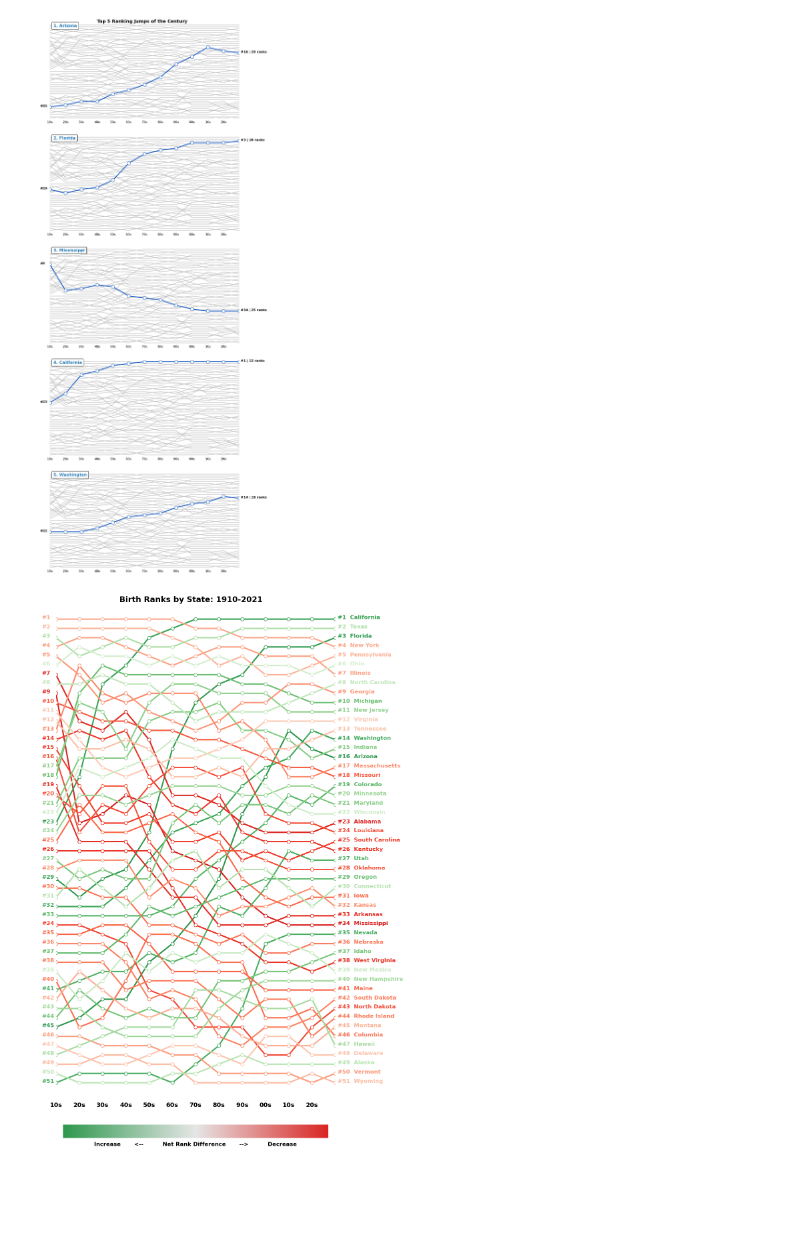
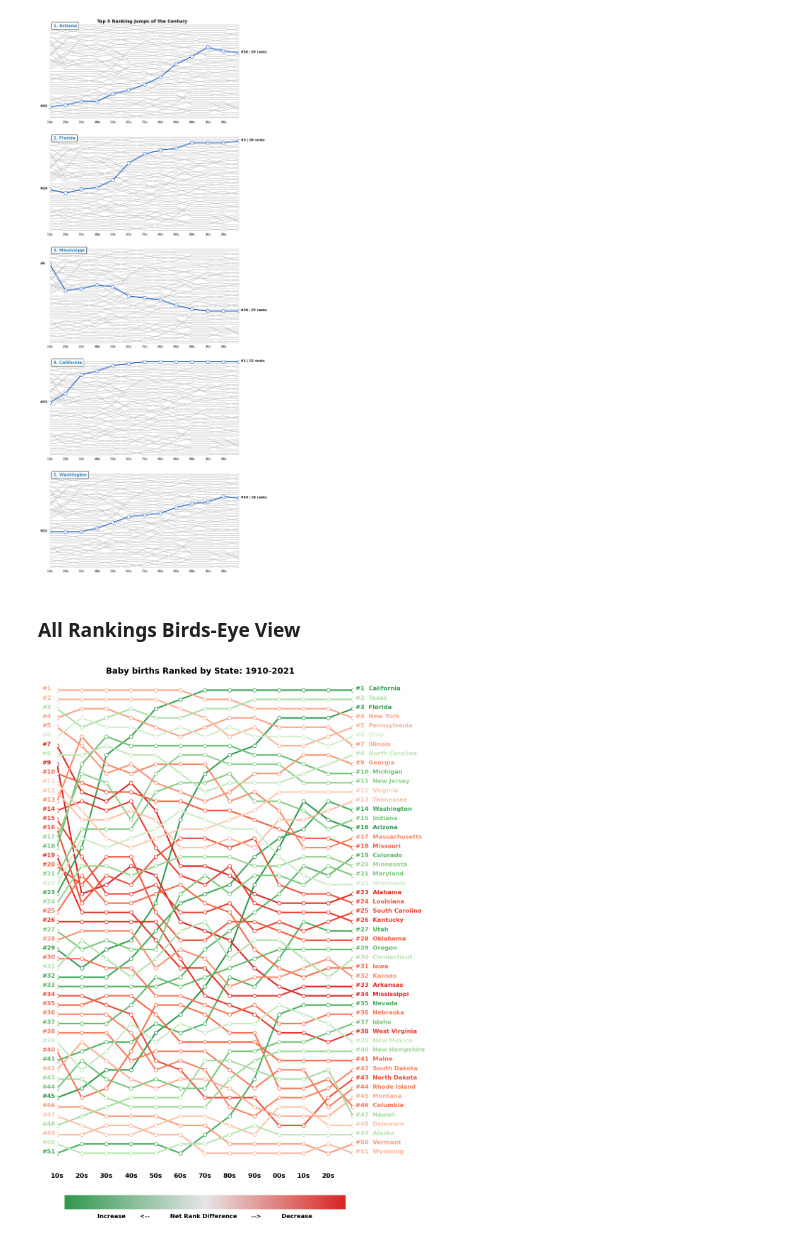
Before and after one commit to numanwaziri/NamingPatterns-Analysis, a Jupyter notebook: Analysis.ipynb, the cells around one changed output. Drawn from its saved outputs; the diff is of its cells as text; code cells hidden in the pictures; blank space fills up the shorter version.

Commit message:
'Add top 5 States by Rank

```diff
--- a/Analysis.ipynb
+++ b/Analysis.ipynb
@@ -249,14 +250,15 @@ for i, (idx, data) in enumerate(n.iteritems()):
     ax.add_artist(at)
 # %% [output]
 [figure]
+# %% [markdown]
+### All Rankings Birds-Eye View
 # %%
-# Identify the state that has experienced the greatest number of rank changes
-# in terms of its number of births over the course of this time period.
+# Transform Data
 n = ranked.apply(lambda x: x[0]-x[-1]).abs().nlargest(51)
 
 # Create a figure with subplots
-fig, axes = plt.subplots(1, 1, figsize=(9, 0.35*len(n)), sharey=True, dpi=120)
-fig.suptitle('Birth Ranks by State: 1910-2021', fontsize=14,weight="bold")
+fig, axes = plt.subplots(1, 1, figsize=(9, 0.33*len(n)), sharey=True, dpi=120)
+fig.suptitle('Baby births Ranked by State: 1910-2021', fontsize=14,weight="bold")
 plt.subplots_adjust(top=0.98)
 # plt.title('(Greens) End up ranking higher than where they started', fontsize=12,color="#2E8B57")
 j,k =0,0
@@ -279,31 +281,31 @@ for i, (idx, data) in enumerate(n.iteritems()):
 
 
     ax.legend().remove()
     sns.despine(ax=ax)
     ax.set_yticks([])
     ax.set_xticks(list(range(-60, 65, 10)))
     ax.set_xticklabels(["10s", "20s", "30s", "40s", "50s", "60s", "70s", "80s", "90s", "00s", "10s", "20s", ""],
                        weight="bold",size=11)
     ax.tick_params(bottom=False, which='both', pad=-10, labelleft=False)
     ax.set_frame_on(False)
 
 
     y1 = ranked[idx].iloc[0]
     y2 = ranked[idx].iloc[-1]
     ax.text(-66, y1, "#" + str(int(52-y1)),weight="bold",color=color)
     ax.text(61, y2, "#" + str(int(52-y2))+f"  {idx}",weight="bold",color=color)
 
 colors_list = [(0.182, 0.593, 0.306), (0.9, 0.9, 0.9),(0.850, 0.146, 0.136)]
 
 # Create a colormap and norm for the colorbar
 cmap = colors.LinearSegmentedColormap.from_list('', colors_list)
 norm = colors.Normalize(vmin=0, vmax=1)
 
 # Create the colorbar
 cbar = plt.colorbar(plt.cm.ScalarMappable(cmap=cmap, norm=norm),orientation="horizontal",shrink=0.95,pad=0.03)
 cbar.set_ticks([])
 cbar.set_label('Increase       <--          Net Rank Difference       -->          Decrease',weight="bold")
 cbar.outline.set_visible(False)
 # plt.tight_layout()
 # %% [output]
-[figure, old version]
+[figure, new version]
```
Also changed, not shown: parts of 8 cells of this notebook.
